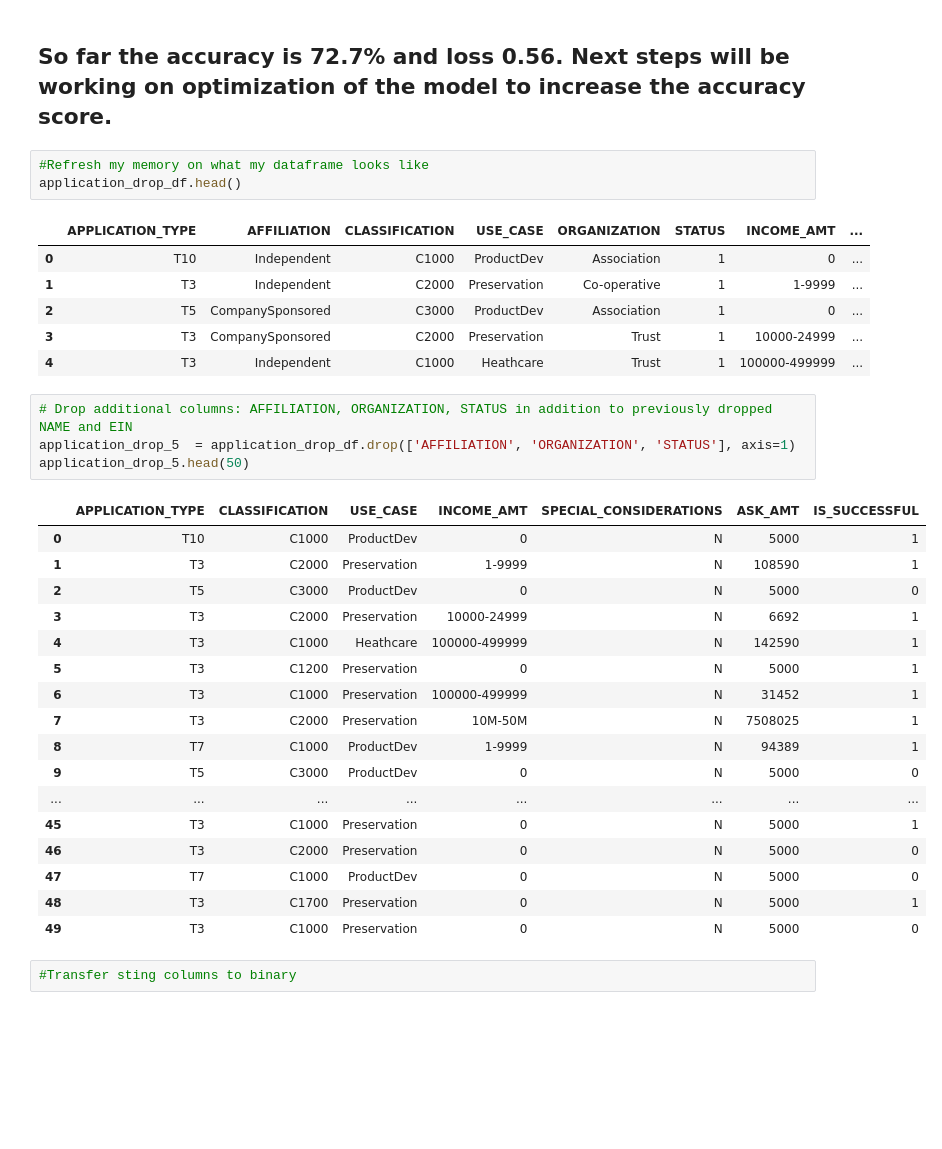
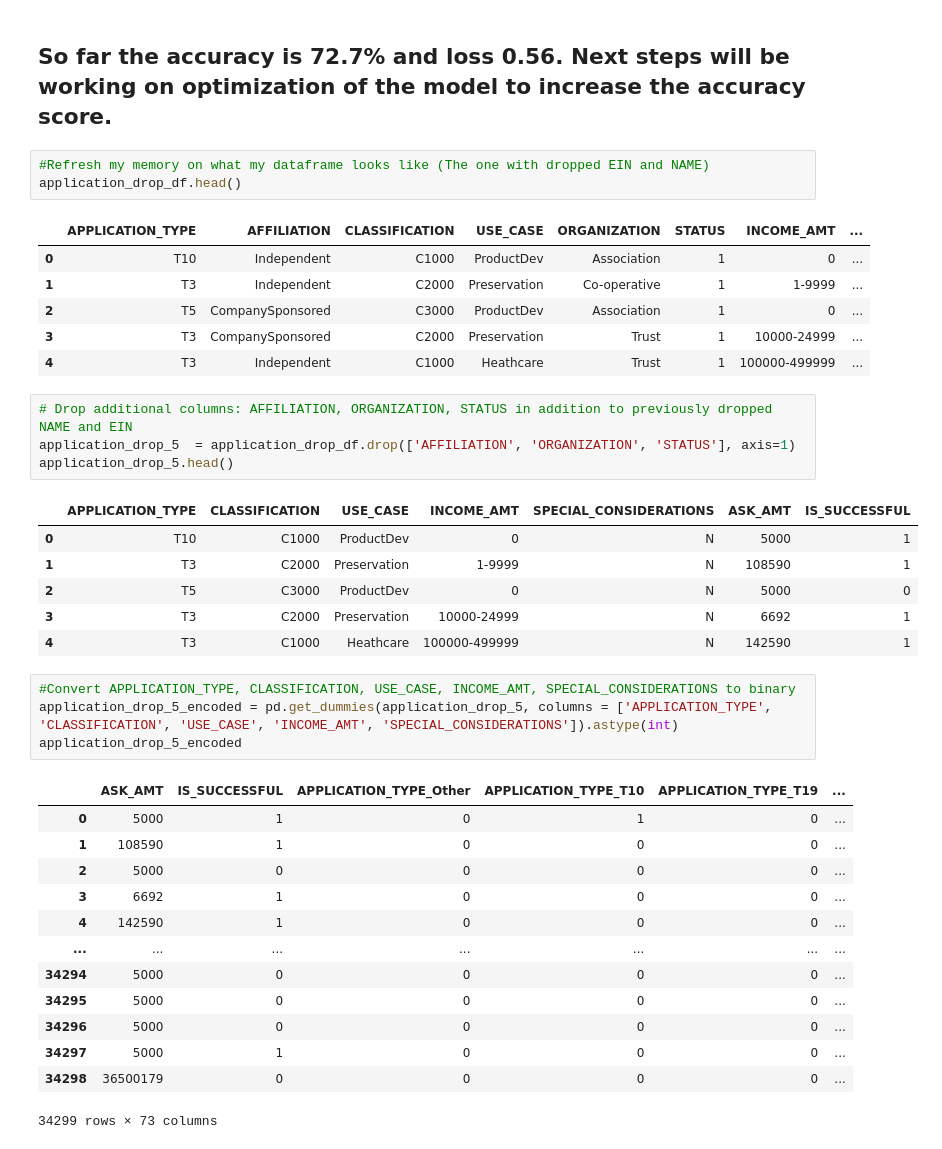
Before and after one commit to mascee/deep-learning-challenge, a Jupyter notebook: alphabet-soup.ipynb, the cells around one changed output. Drawn from its saved outputs; the diff is of its cells as text; blank space fills up the shorter version.

Commit message:
Tried to optimize the model to achieve more then 75% accuracy, but so far not successful

```diff
--- a/alphabet-soup.ipynb
+++ b/alphabet-soup.ipynb
@@ -261,7 +261,7 @@ WARNING:absl:You are saving your model as an HDF5 file via `model.save()` or `ke
 # %% [markdown]
 ## So far the accuracy is 72.7% and loss 0.56. Next steps will be working on optimization of the model to increase the accuracy score.
 # %%
-#Refresh my memory on what my dataframe looks like
+#Refresh my memory on what my dataframe looks like (The one with dropped EIN and NAME)
 application_drop_df.head()
 # %% [output]
 |  | APPLICATION_TYPE | AFFILIATION | CLASSIFICATION | USE_CASE | ORGANIZATION | STATUS | INCOME_AMT | ... |
@@ -273,24 +273,29 @@ application_drop_df.head()
 # %%
 # Drop additional columns: AFFILIATION, ORGANIZATION, STATUS in addition to previously dropped NAME and EIN
 application_drop_5  = application_drop_df.drop(['AFFILIATION', 'ORGANIZATION', 'STATUS'], axis=1)
-application_drop_5.head(50)
+application_drop_5.head()
 # %% [output]
 |  | APPLICATION_TYPE | CLASSIFICATION | USE_CASE | INCOME_AMT | SPECIAL_CONSIDERATIONS | ASK_AMT | IS_SUCCESSFUL |
 | 0 | T10 | C1000 | ProductDev | 0 | N | 5000 | 1 |
 | 1 | T3 | C2000 | Preservation | 1-9999 | N | 108590 | 1 |
 | 2 | T5 | C3000 | ProductDev | 0 | N | 5000 | 0 |
 | 3 | T3 | C2000 | Preservation | 10000-24999 | N | 6692 | 1 |
 | 4 | T3 | C1000 | Heathcare | 100000-499999 | N | 142590 | 1 |
-| 5 | T3 | C1200 | Preservation | 0 | N | 5000 | 1 |
-| 6 | T3 | C1000 | Preservation | 100000-499999 | N | 31452 | 1 |
-| 7 | T3 | C2000 | Preservation | 10M-50M | N | 7508025 | 1 |
-| 8 | T7 | C1000 | ProductDev | 1-9999 | N | 94389 | 1 |
-| 9 | T5 | C3000 | ProductDev | 0 | N | 5000 | 0 |
-| ... | ... | ... | ... | ... | ... | ... | ... |
-| 45 | T3 | C1000 | Preservation | 0 | N | 5000 | 1 |
-| 46 | T3 | C2000 | Preservation | 0 | N | 5000 | 0 |
-| 47 | T7 | C1000 | ProductDev | 0 | N | 5000 | 0 |
-| 48 | T3 | C1700 | Preservation | 0 | N | 5000 | 1 |
-| 49 | T3 | C1000 | Preservation | 0 | N | 5000 | 0 |
-# %%
-#Transfer sting columns to binary
+# %%
+#Convert APPLICATION_TYPE, CLASSIFICATION, USE_CASE, INCOME_AMT, SPECIAL_CONSIDERATIONS to binary
+application_drop_5_encoded = pd.get_dummies(application_drop_5, columns = ['APPLICATION_TYPE', 'CLASSIFICATION', 'USE_CASE', 'INCOME_AMT', 'SPECIAL_CONSIDERATIONS']).astype(int)
+application_drop_5_encoded
+# %% [output]
+|  | ASK_AMT | IS_SUCCESSFUL | APPLICATION_TYPE_Other | APPLICATION_TYPE_T10 | APPLICATION_TYPE_T19 | ... |
+| 0 | 5000 | 1 | 0 | 1 | 0 | ... |
+| 1 | 108590 | 1 | 0 | 0 | 0 | ... |
+| 2 | 5000 | 0 | 0 | 0 | 0 | ... |
+| 3 | 6692 | 1 | 0 | 0 | 0 | ... |
+| 4 | 142590 | 1 | 0 | 0 | 0 | ... |
+| ... | ... | ... | ... | ... | ... | ... |
+| 34294 | 5000 | 0 | 0 | 0 | 0 | ... |
+| 34295 | 5000 | 0 | 0 | 0 | 0 | ... |
+| 34296 | 5000 | 0 | 0 | 0 | 0 | ... |
+| 34297 | 5000 | 1 | 0 | 0 | 0 | ... |
+| 34298 | 36500179 | 0 | 0 | 0 | 0 | ... |
+34299 rows × 73 columns
```
Also changed, not shown: parts of 9 cells of this notebook, 1 other file.
